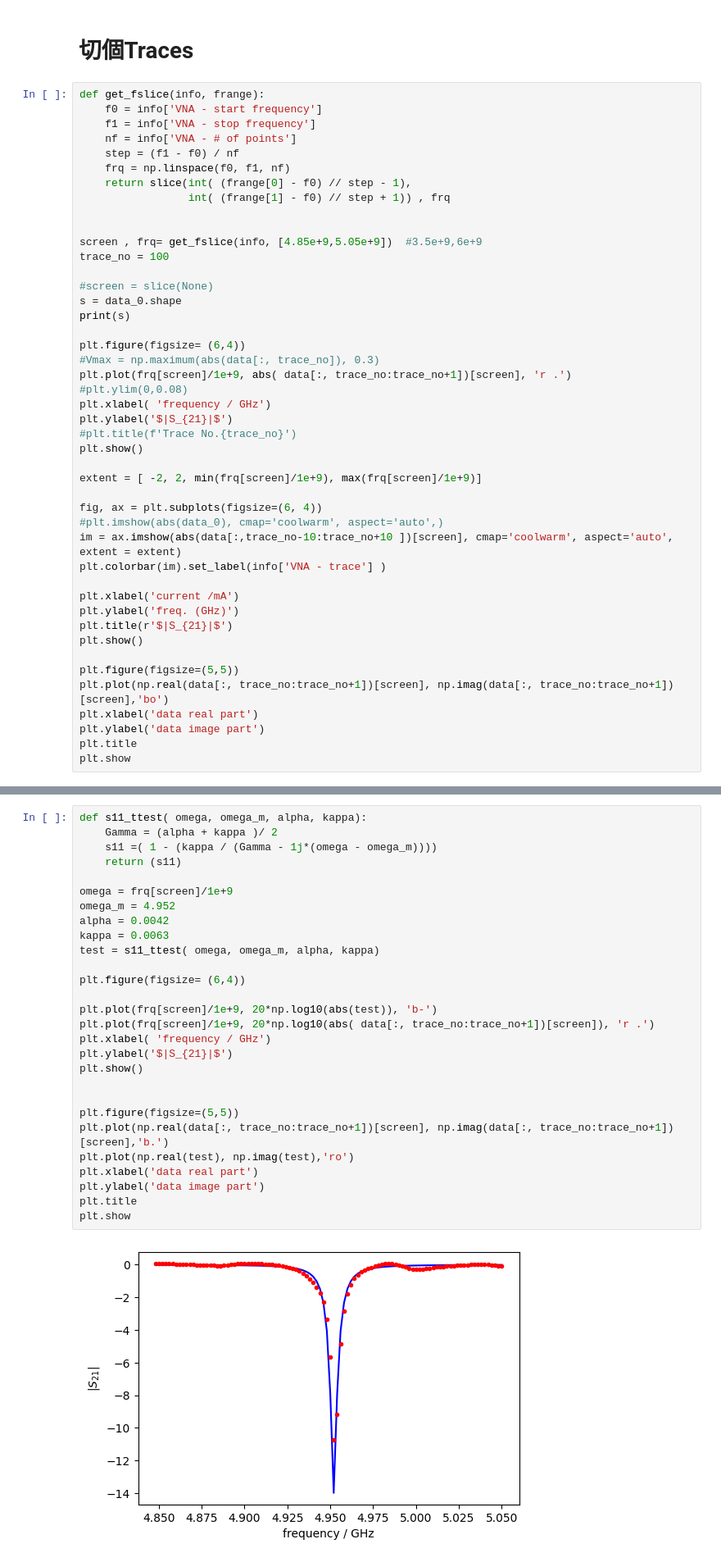
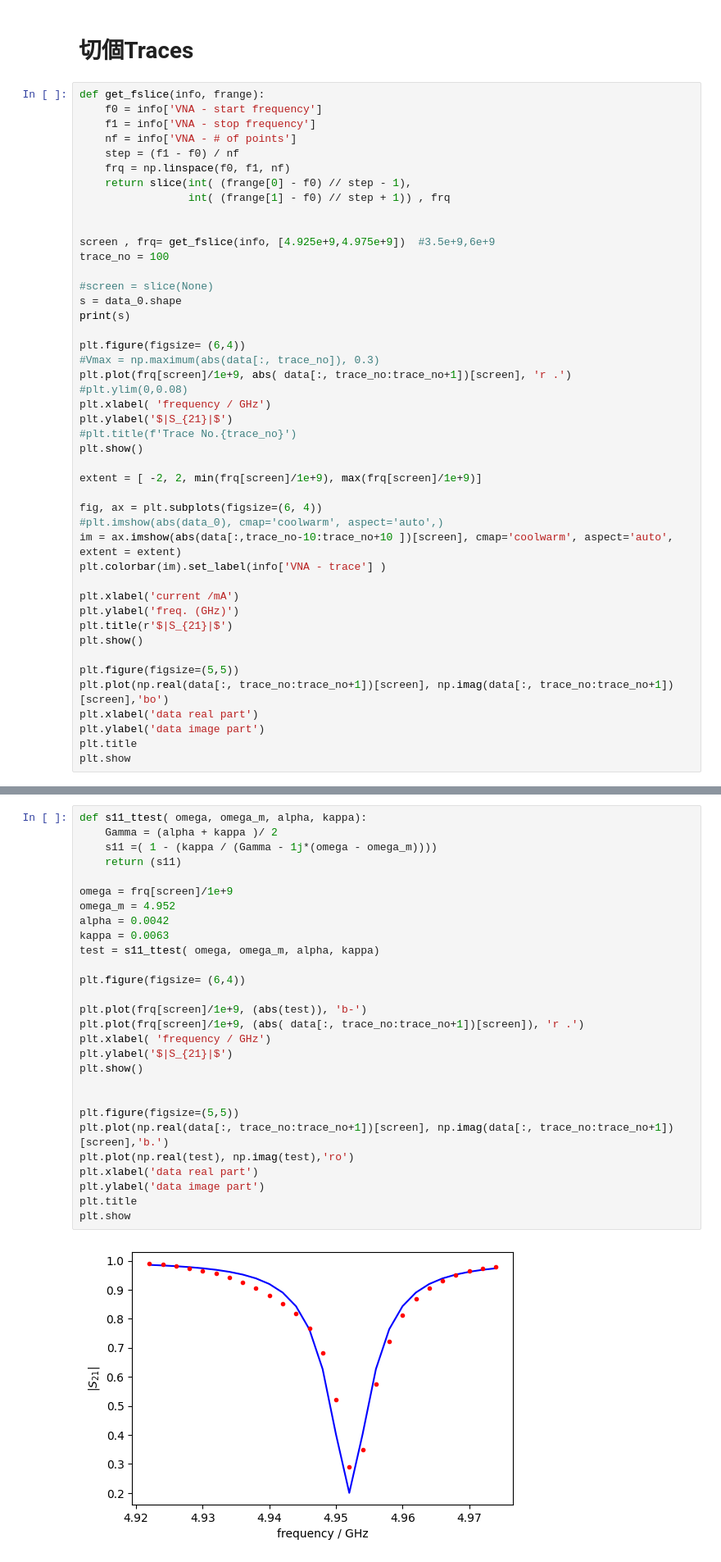
Before and after one commit to Nick1467/Mirror, a Jupyter notebook: quick_scale.ipynb, the cells around one changed output, grey strips where cells are left out. Shown at 82% size. Cells and saved outputs as stored; diff of their text form.

```diff
--- a/quick_scale.ipynb
+++ b/quick_scale.ipynb
@@ -71,7 +71,7 @@ def get_fslice(info, frange):
                  int( (frange[1] - f0) // step + 1)) , frq
 
 
-screen , frq= get_fslice(info, [4.85e+9,5.05e+9])  #3.5e+9,6e+9
+screen , frq= get_fslice(info, [4.925e+9,4.975e+9])  #3.5e+9,6e+9
 trace_no = 100
 
 #screen = slice(None)
@@ -114,31 +114,31 @@ plt.show
 # %%
 def s11_ttest( omega, omega_m, alpha, kappa):
     Gamma = (alpha + kappa )/ 2
     s11 =( 1 - (kappa / (Gamma - 1j*(omega - omega_m))))
     return (s11)
 
 omega = frq[screen]/1e+9
 omega_m = 4.952
 alpha = 0.0042
 kappa = 0.0063
 test = s11_ttest( omega, omega_m, alpha, kappa)
 
 plt.figure(figsize= (6,4))
 
-plt.plot(frq[screen]/1e+9, 20*np.log10(abs(test)), 'b-')
-plt.plot(frq[screen]/1e+9, 20*np.log10(abs( data[:, trace_no:trace_no+1])[screen]), 'r .')
+plt.plot(frq[screen]/1e+9, (abs(test)), 'b-')
+plt.plot(frq[screen]/1e+9, (abs( data[:, trace_no:trace_no+1])[screen]), 'r .')
 plt.xlabel( 'frequency / GHz')
 plt.ylabel('$|S_{21}|$')
 plt.show()
 
 
 plt.figure(figsize=(5,5))
 plt.plot(np.real(data[:, trace_no:trace_no+1])[screen], np.imag(data[:, trace_no:trace_no+1])[screen],'b.')
 plt.plot(np.real(test), np.imag(test),'ro')
 plt.xlabel('data real part')
 plt.ylabel('data image part')
 plt.title
 plt.show
 # %% [output]
-[figure, old version]
+[figure, new version]
 <function matplotlib.pyplot.show(close=None, block=None)>
```
Also changed, not shown: parts of 7 cells of this notebook, 1 other file.
